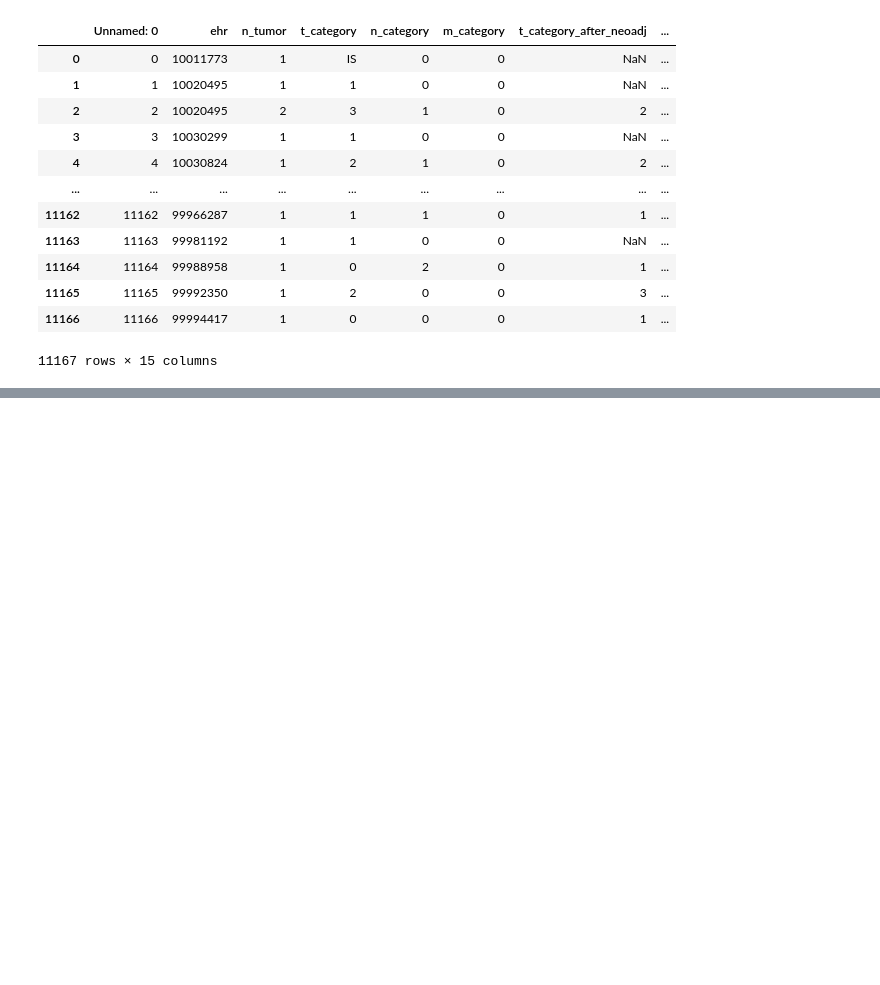
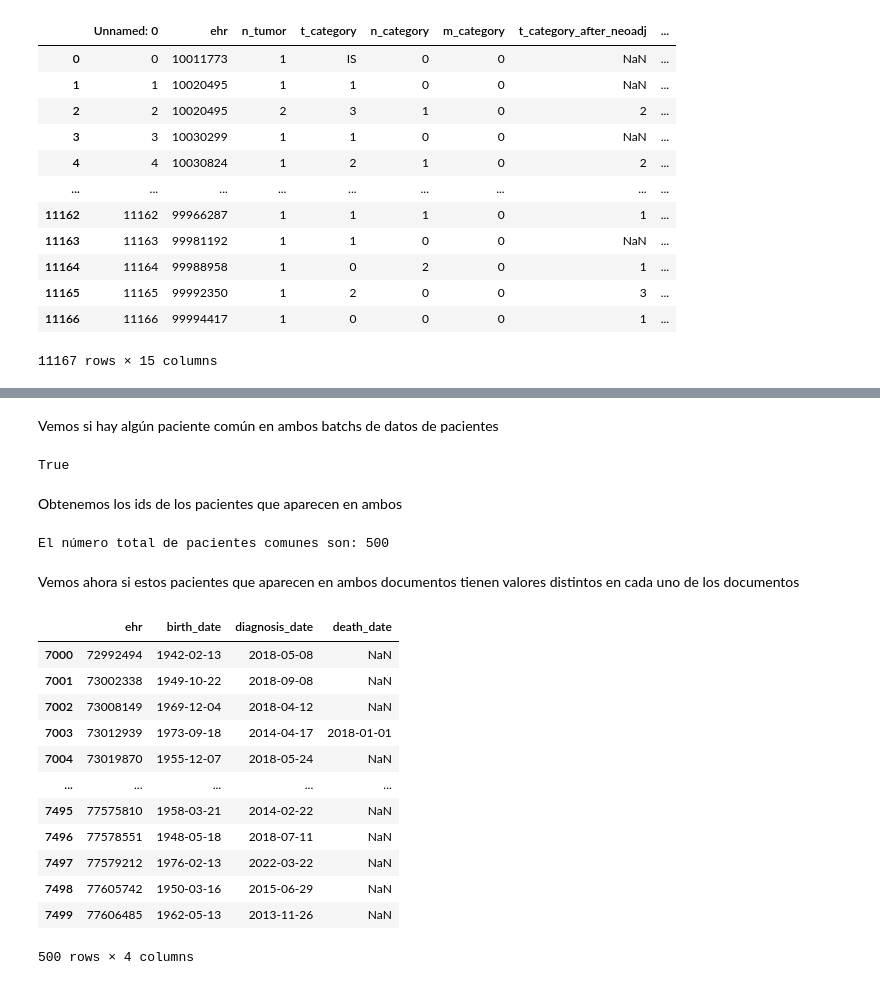
Before and after one commit to MrGG14/cancer_mama, a Jupyter notebook: code/preprocessing.ipynb, the cells around one changed output, grey strips where cells are left out. Saved outputs shown, nothing was run; the diff lists cells and outputs as text; code cells hidden in the pictures; blank space fills up the shorter version.

Commit message:
Union pacientes

```diff
--- a/code/preprocessing.ipynb
+++ b/code/preprocessing.ipynb
@@ -115,0 +131,32 @@ tumor
+# %% [markdown]
+Vemos si hay algún paciente común en ambos batchs de datos de pacientes
+# %%
+any(patients_batch1['ehr'].isin(patients_batch2['ehr']))
+# %% [output]
+True
+# %% [markdown]
+Obtenemos los ids de los pacientes que aparecen en ambos
+# %%
+elementos_comunes = set(patients_batch1['ehr']).intersection(set(patients_batch2['ehr']))
+print(f"El número total de pacientes comunes son: {len(elementos_comunes)}")
+# %% [output]
+El número total de pacientes comunes son: 500
+# %% [markdown]
+Vemos ahora si estos pacientes que aparecen en ambos documentos tienen valores distintos en cada uno de los documentos
+# %%
+pacientes_comunes_batch1 = patients_batch1[patients_batch1['ehr'].isin(elementos_comunes)]
+pacientes_comunes_batch1
+# %% [output]
+|  | ehr | birth_date | diagnosis_date | death_date |
+| 7000 | 72992494 | 1942-02-13 | 2018-05-08 | NaN |
+| 7001 | 73002338 | 1949-10-22 | 2018-09-08 | NaN |
+| 7002 | 73008149 | 1969-12-04 | 2018-04-12 | NaN |
+| 7003 | 73012939 | 1973-09-18 | 2014-04-17 | 2018-01-01 |
+| 7004 | 73019870 | 1955-12-07 | 2018-05-24 | NaN |
+| ... | ... | ... | ... | ... |
+| 7495 | 77575810 | 1958-03-21 | 2014-02-22 | NaN |
+| 7496 | 77578551 | 1948-05-18 | 2018-07-11 | NaN |
+| 7497 | 77579212 | 1976-02-13 | 2022-03-22 | NaN |
+| 7498 | 77605742 | 1950-03-16 | 2015-06-29 | NaN |
+| 7499 | 77606485 | 1962-05-13 | 2013-11-26 | NaN |
+500 rows × 4 columns
```
Also changed, not shown: parts of 22 cells of this notebook.
